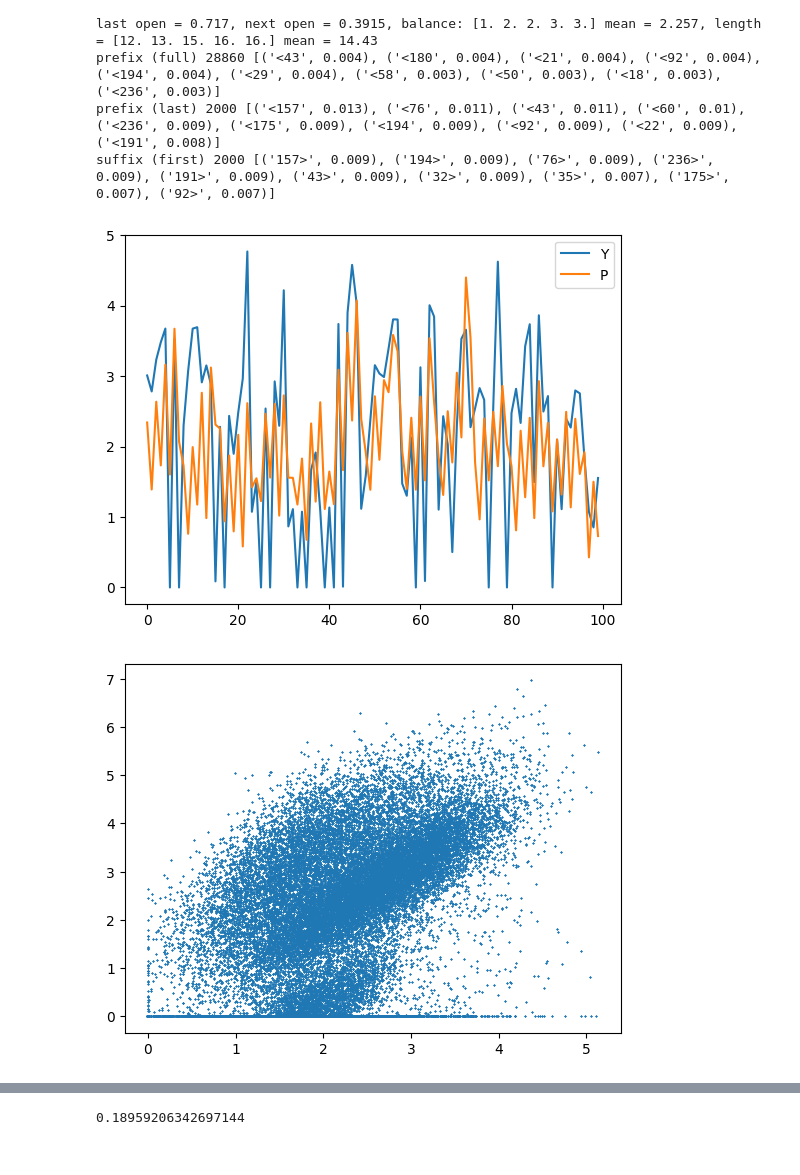
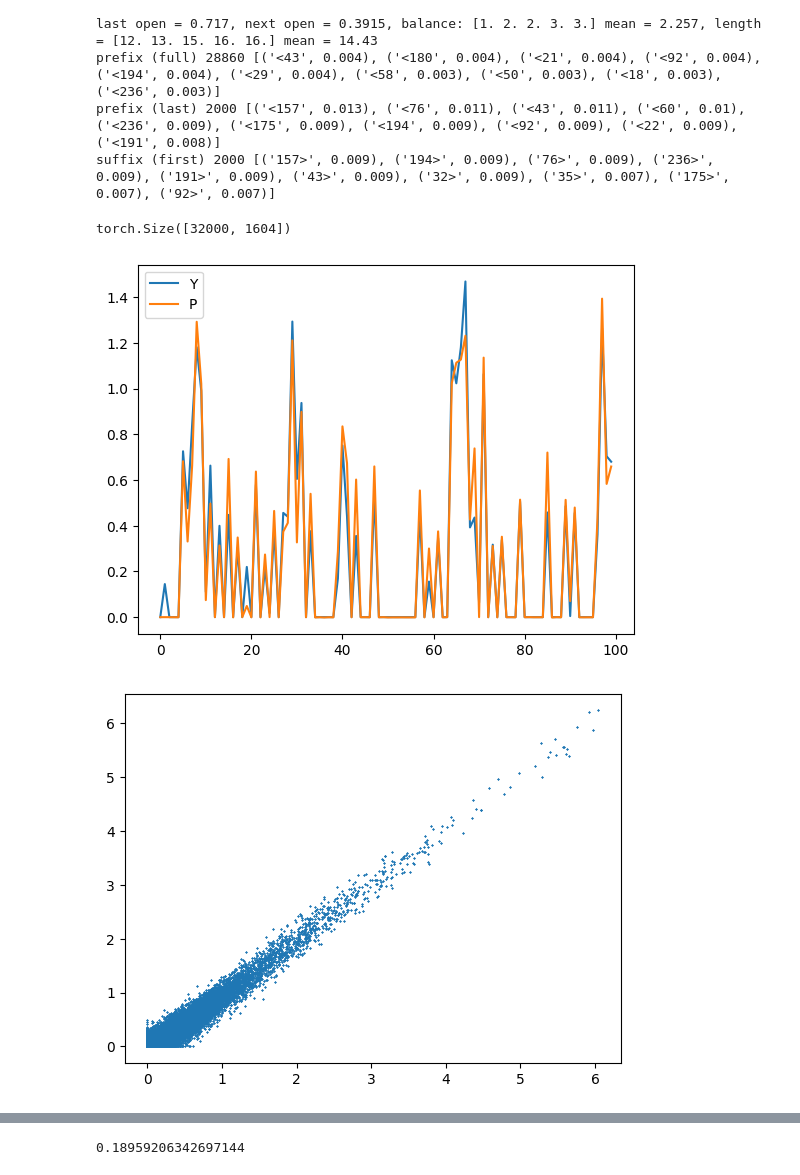
Before and after one commit to msh2481/LanguageTransfer, a Jupyter notebook: layer_replacement.ipynb, the cells around one changed output, grey strips where cells are left out. Cells and saved outputs as stored; diff of their text form; code cells hidden in the pictures.

```diff
--- a/layer_replacement.ipynb
+++ b/layer_replacement.ipynb
@@ -69,7 +69,7 @@ others = [SparseAutoEncoder(256, d) for d in [32, 128]]
 for other in others:
     fit_sae(other, activation_data, lr=1e-2, l1=0.5, alpha=1e-2, epochs=5)
 # %%
-fit_sae(sae, activation_data, lr=1e-3, l1=1.0, alpha=1e-2, epochs=20)
+fit_sae(sae, activation_data, lr=1e-3, l1=0.3, alpha=1e-3, epochs=20)
 # %%
 import plotly.express as px
 
@@ -310,35 +310,62 @@ for i_prefix in tqdm(range(len(prefixes))):
     counts = t.zeros(len(tokenizer))
     for i_token in range(len(tokens)):
         counts[tokens[i_token]] += 1
+    last = t.zeros(len(tokenizer))
+    last[tokens[-1]] = 1
     n_freqs = 300
     freqs = t.zeros(2 * n_freqs)
     p_len = t.tensor(len(tokens), dtype=t.float32)
     waves = t.logspace(0.0, 9.0, steps=n_freqs, base=2)
     freqs[::2] = t.sin(2 * t.pi * p_len / waves)
     freqs[1::2] = t.cos(2 * t.pi * p_len / waves)
-    X_reg.append(t.cat((counts, freqs), dim=0))
+    X_reg.append(t.cat((counts, last, freqs), dim=0))
     Y_reg.append(compressed[i_prefix])
 
 X_reg = t.stack(X_reg)
 Y_reg = t.stack(Y_reg)
+# %%
+X_reg.shape
+# %% [output]
+torch.Size([32000, 1604])
 # %%
 from sklearn.linear_model import Ridge
 from activation_analysis import fit_linear, fit_module
+from sparse_autoencoders import random_ortho
 
-# reg = nn.Sequential(fit_linear(X_reg, Y_reg, reg="l2", alpha=1e-4), nn.LeakyReLU(negative_slope=0.01))
-fit_module(reg, X_reg, Y_reg, lr=0.001, l1=0.0, batch_size=512, epochs=5)
+
+@typed
+def orth_linear(n: int, m: int) -> nn.Linear:
+    result = nn.Linear(n, m)
+    result.weight.data = random_ortho(m, n)
+    return result
+
+
+# reg = nn.Sequential(fit_linear(X_reg, Y_reg, reg="l2", alpha=1e-4), nn.ReLU()) # nn.LeakyReLU(negative_slope=0.01))
+# reg = nn.Sequential(
+#     nn.Linear(1604, 512),
+#     nn.LayerNorm(512),
+#     nn.GELU(),
+#     nn.Linear(512, 64),
+#     nn.LeakyReLU(negative_slope=0.001),
+# )
+fit_module(reg, X_reg, Y_reg, lr=1e-3, l1=0.0, batch_size=512, epochs=20)
 # %%
 P_reg = reg(X_reg).detach()
-plt.plot(Y_reg[:100, 32], label="Y")
-plt.plot(P_reg[:100, 32], label="P")
-plt.legend()
-plt.show()
 
-plt.plot(P_reg[:, 32], Y_reg[:, 32], "x", ms=1)
-plt.show()
+@typed
+def explore_dim(dim: int) -> None:
+    k = 10**2
+    plt.plot(Y_reg[:k, dim], label="Y")
+    plt.plot(P_reg[:k, dim], label="P")
+    plt.legend()
+    plt.show()
+    plt.plot(P_reg[:, dim], Y_reg[:, dim], "x", ms=1)
+    plt.show()
+
+explore_dim(6)
 # %% [output]
-[figure, old version]
+[figure, new version]
-[figure, old version]
+[figure, new version]
 # %%
 from sklearn.metrics import r2_score
 
```
Also changed, not shown: parts of 4 cells of this notebook.
